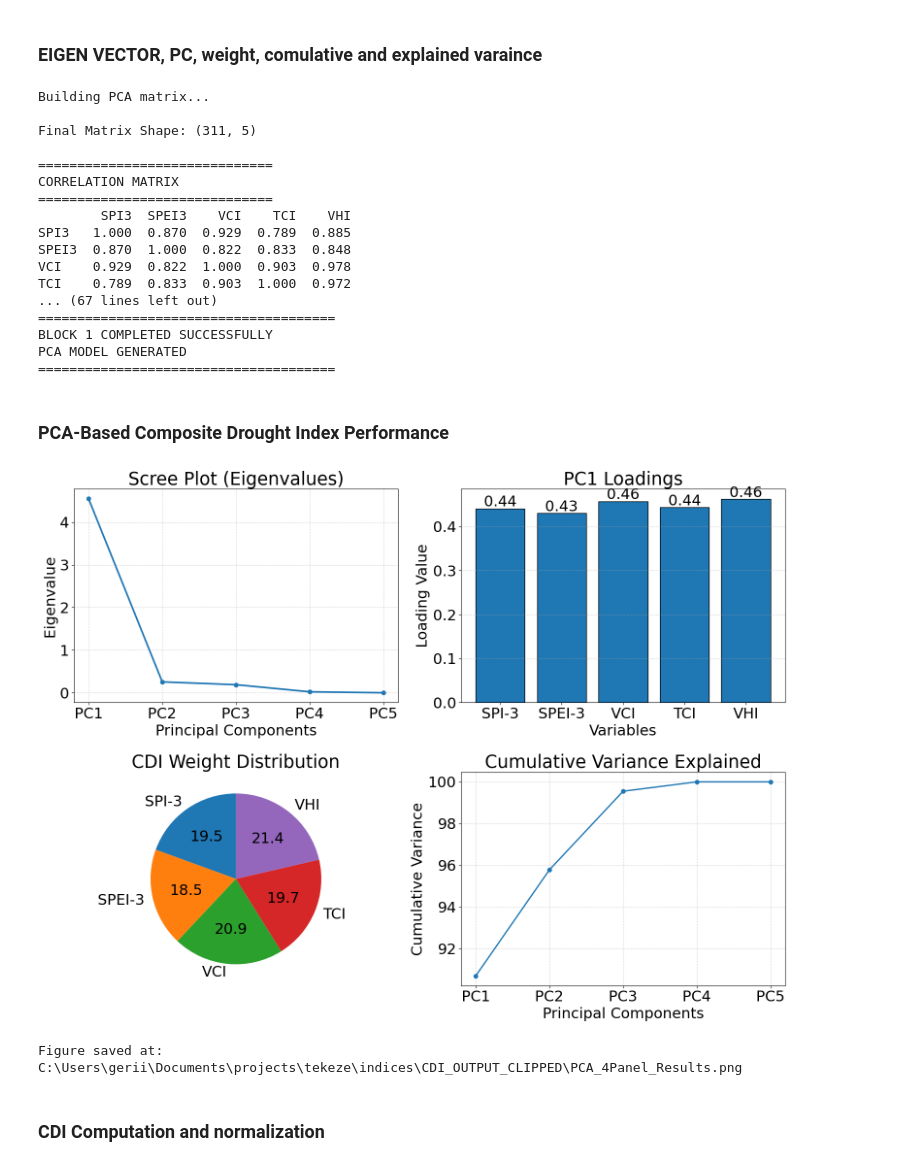
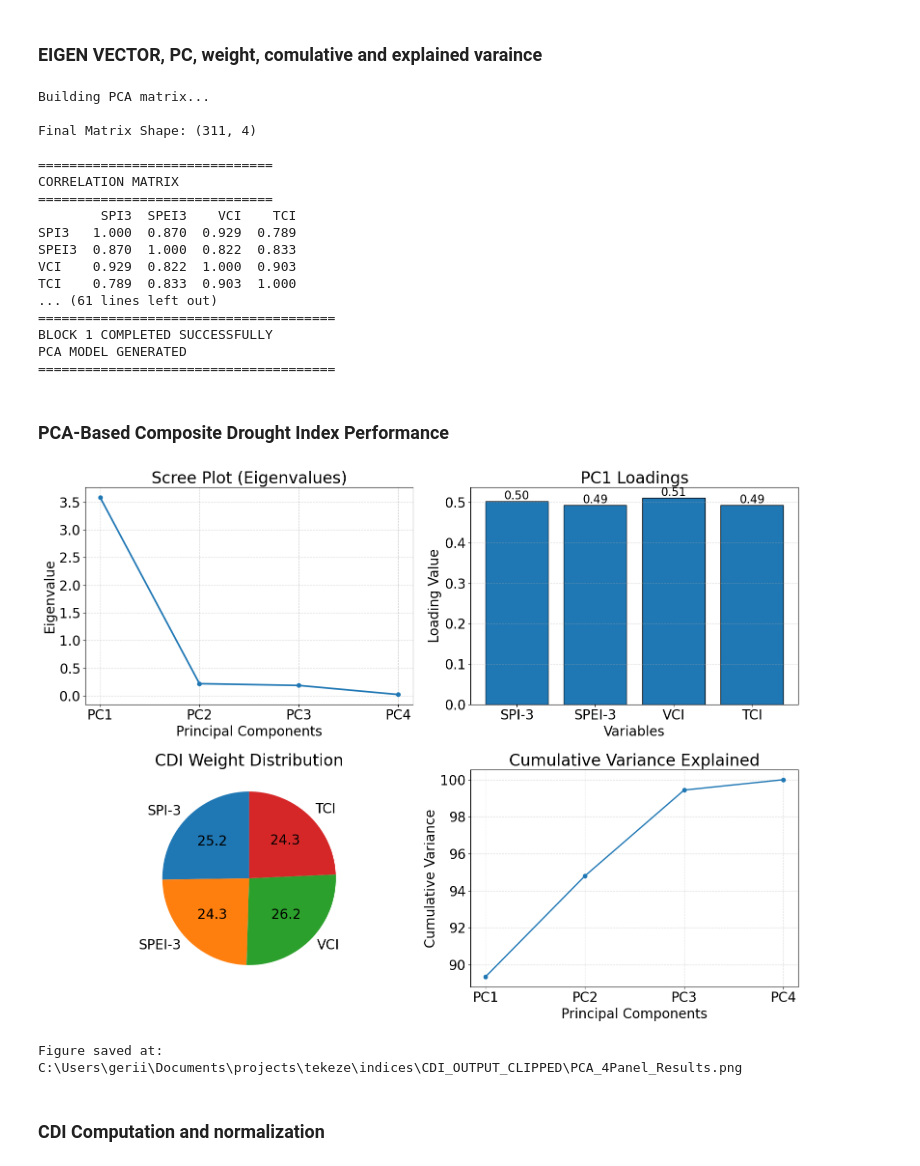
Before and after one commit to Gebrehiwot-Getu/historical-and-Future-Drought-characterization, a Jupyter notebook: developing CDI from individual indices using PCA weight.ipynb, the cells around one changed output. Saved outputs shown, nothing was run; the diff lists cells and outputs as text; code cells hidden in the pictures.

```diff
--- a/developing CDI from individual indices using PCA weight.ipynb
+++ b/developing CDI from individual indices using PCA weight.ipynb
@@ -25,8 +25,7 @@ VARIABLES = [
     "SPI3",
     "SPEI3",
     "VCI",
-    "TCI",
-    "VHI"
+    "TCI"
 ]
 
 # =========================================================
@@ -122,7 +121,7 @@ X = np.array(matrix)
 print("\nFinal Matrix Shape:", X.shape)
 
 # Expected:
-# (311, 5)
+# (311, 4)
 
 # =========================================================
 # 7. STANDARDIZATION
@@ -163,7 +162,7 @@ corr_df.to_csv(
 # 9. PCA
 # =========================================================
 
-pca = PCA(n_components=5)
+pca = PCA(n_components=4)
 
 pca.fit(Xz)
 
@@ -175,7 +174,7 @@ eigenvalues = pca.explained_variance_
 
 eigen_df = pd.DataFrame({
     "PC":
-        [f"PC{i+1}" for i in range(5)],
+        [f"PC{i+1}" for i in range(4)],
     "Eigenvalue":
         eigenvalues
 })
@@ -207,8 +206,7 @@ loading_df = pd.DataFrame(
         "PC1",
         "PC2",
         "PC3",
-        "PC4",
-        "PC5"
+        "PC4"
     ]
 )
 
@@ -233,7 +231,7 @@ variance_ratio = pca.explained_variance_ratio_ * 100
 
 variance_df = pd.DataFrame({
     "PC":
-        [f"PC{i+1}" for i in range(5)],
+        [f"PC{i+1}" for i in range(4)],
     "Explained_Variance_%":
         variance_ratio
 })
@@ -260,7 +258,7 @@ cumulative = np.cumsum(variance_ratio)
 
 cum_df = pd.DataFrame({
     "PC":
-        [f"PC{i+1}" for i in range(5)],
+        [f"PC{i+1}" for i in range(4)],
     "Cumulative_Variance_%":
         cumulative
 })
@@ -319,8 +317,7 @@ scores_df = pd.DataFrame(
         "PC1",
         "PC2",
         "PC3",
-        "PC4",
-        "PC5"
+        "PC4"
     ]
 )
 
@@ -351,17 +348,17 @@ print("======================================")
 # %% [output]
 Building PCA matrix...
 
-Final Matrix Shape: (311, 5)
+Final Matrix Shape: (311, 4)
 
 ==============================
 CORRELATION MATRIX
 ==============================
-        SPI3  SPEI3    VCI    TCI    VHI
-SPI3   1.000  0.870  0.929  0.789  0.885
-SPEI3  0.870  1.000  0.822  0.833  0.848
-VCI    0.929  0.822  1.000  0.903  0.978
-TCI    0.789  0.833  0.903  1.000  0.972
-... (67 lines left out)
+        SPI3  SPEI3    VCI    TCI
+SPI3   1.000  0.870  0.929  0.789
+SPEI3  0.870  1.000  0.822  0.833
+VCI    0.929  0.822  1.000  0.903
+TCI    0.789  0.833  0.903  1.000
+... (61 lines left out)
 ======================================
 BLOCK 1 COMPLETED SUCCESSFULLY
 PCA MODEL GENERATED
@@ -376,17 +373,17 @@ import matplotlib.pyplot as plt
 # =============================
 # DATA
 # =============================
-pcs = ['PC1', 'PC2', 'PC3', 'PC4', 'PC5']
+pcs = ['PC1', 'PC2', 'PC3', 'PC4']
 
-eigenvalues = [4.5492, 0.2551, 0.1891, 0.0228, 0.0000]
+eigenvalues = [3.5852, 0.2188, 0.1865, 0.0224]
 
-explained_variance = [90.69, 5.09, 3.77, 0.45, 0.00]
+explained_variance = [89.34, 5.45, 4.65, 0.56]
 cumulative_variance = np.cumsum(explained_variance)
 
-variables = ['SPI-3', 'SPEI-3', 'VCI', 'TCI', 'VHI']
-pc1_loadings = [0.4410, 0.4305, 0.4574, 0.4439, 0.4624]
+variables = ['SPI-3', 'SPEI-3', 'VCI', 'TCI']
+pc1_loadings = [0.5024, 0.4928, 0.5116, 0.4930]
 
-weights = [19.45, 18.54, 20.92, 19.71, 21.38]
+weights = [25.24, 24.29, 26.17, 24.30]
 
 # =============================
 # OUTPUT FOLDER
@@ -400,7 +397,7 @@ output_file = os.path.join(output_folder, "PCA_4Panel_Results.png")
 # FONT SETTINGS
 # =============================
 plt.rcParams.update({
-    'font.size': 22
+    'font.size': 20
 })
 
 # =============================
@@ -427,7 +424,7 @@ axs[0, 1].set_ylabel('Loading Value')
 axs[0, 1].grid(axis='y', linestyle='--', alpha=0.5)
 
 for i, v in enumerate(pc1_loadings):
-    axs[0, 1].text(i, v + 0.005, f"{v:.2f}", ha='center')
+    axs[0, 1].text(i, v + 0.005, f"{v:.2f}", ha='center', fontsize=17)
 
 # =============================
 # 3. CDI WEIGHTS (PIE CHART)
@@ -441,34 +438,34 @@ axs[1, 0].pie(
 axs[1, 0].set_title('CDI Weight Distribution') # normalized PCA weights
 
 # =============================
 # 4. CUMULATIVE VARIANCE
 # =============================
 axs[1, 1].plot(pcs, cumulative_variance, marker='o', linewidth=2)
 axs[1, 1].set_title('Cumulative Variance Explained')
 axs[1, 1].set_xlabel('Principal Components')
 axs[1, 1].set_ylabel('Cumulative Variance')
 axs[1, 1].grid(True, linestyle='--', alpha=0.5)
 
 # =============================
 # FINAL LAYOUT
 # =============================
 plt.tight_layout()
 
 # =============================
 # SAVE FIGURE
 # =============================
 plt.savefig(
     output_file,
     dpi=300,
     bbox_inches='tight'
 )
 
 plt.show()
 
 print("Figure saved at:")
 print(output_file)
 # %% [output]
-[figure, old version]
+[figure, new version]
 Figure saved at:
 C:\Users\gerii\Documents\projects\tekeze\indices\CDI_OUTPUT_CLIPPED\PCA_4Panel_Results.png
 # %% [markdown]
```
Also changed, not shown: parts of 3 cells of this notebook.
